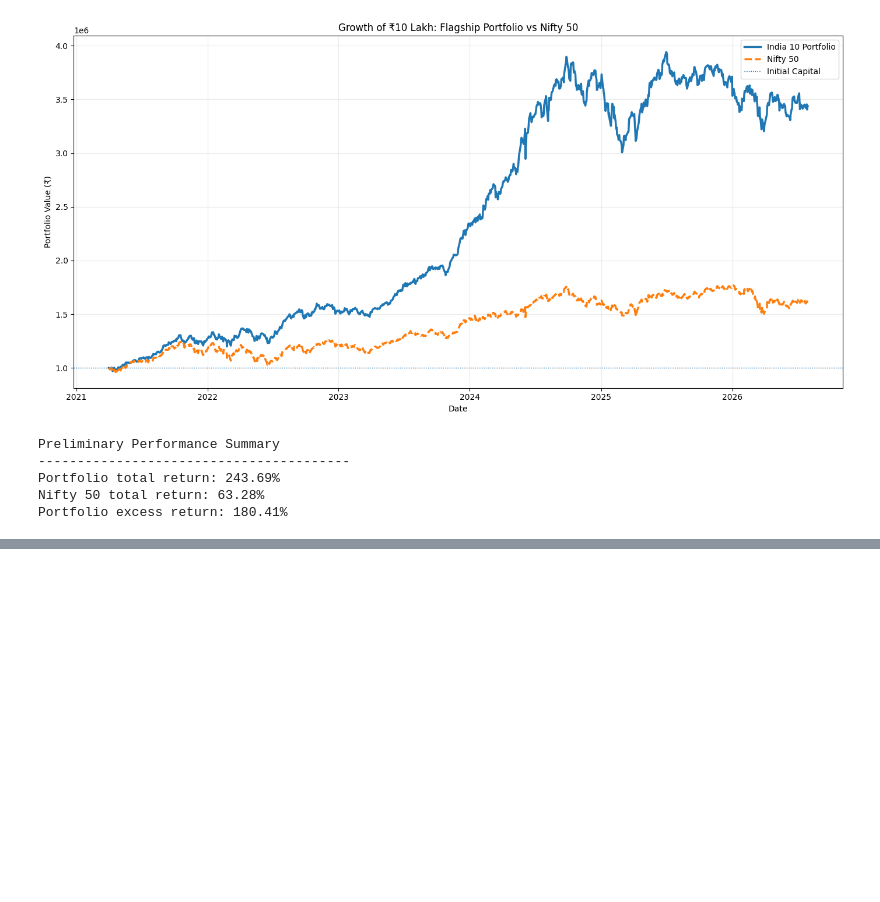
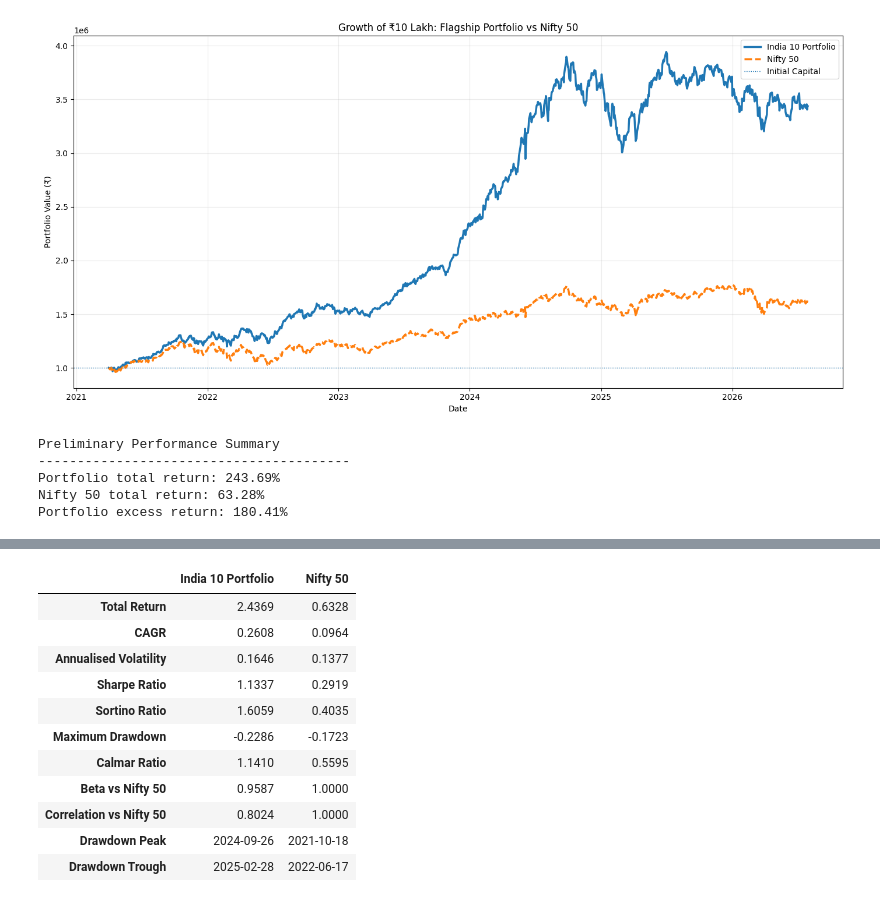
Before and after one commit to Rohil121/bharat-portfolio-lab, a Jupyter notebook: notebooks/01_portfolio_mvp.ipynb, the cells around one changed output, grey strips where cells are left out. Saved outputs shown, nothing was run; the diff lists cells and outputs as text; code cells hidden in the pictures; blank space fills up the shorter version.

```diff
--- a/notebooks/01_portfolio_mvp.ipynb
+++ b/notebooks/01_portfolio_mvp.ipynb
@@ -513,0 +691,38 @@ Portfolio excess return: 180.41%
+# %%
+portfolio_metrics = calculate_performance_metrics(
+    value_series=performance_values["India 10 Portfolio"],
+    return_series=daily_returns["India 10 Portfolio"],
+    benchmark_return_series=daily_returns[BENCHMARK_NAME],
+    annual_risk_free_rate=RISK_FREE_RATE,
+    trading_days=TRADING_DAYS,
+)
+
+benchmark_metrics = calculate_performance_metrics(
+    value_series=performance_values[BENCHMARK_NAME],
+    return_series=daily_returns[BENCHMARK_NAME],
+    benchmark_return_series=daily_returns[BENCHMARK_NAME],
+    annual_risk_free_rate=RISK_FREE_RATE,
+    trading_days=TRADING_DAYS,
+)
+
+metrics_table = pd.DataFrame(
+    {
+        "India 10 Portfolio": portfolio_metrics,
+        BENCHMARK_NAME: benchmark_metrics,
+    }
+)
+
+display(metrics_table)
+# %% [output]
+|  | India 10 Portfolio | Nifty 50 |
+| Total Return | 2.4369 | 0.6328 |
+| CAGR | 0.2608 | 0.0964 |
+| Annualised Volatility | 0.1646 | 0.1377 |
+| Sharpe Ratio | 1.1337 | 0.2919 |
+| Sortino Ratio | 1.6059 | 0.4035 |
+| Maximum Drawdown | -0.2286 | -0.1723 |
+| Calmar Ratio | 1.1410 | 0.5595 |
+| Beta vs Nifty 50 | 0.9587 | 1.0000 |
+| Correlation vs Nifty 50 | 0.8024 | 1.0000 |
+| Drawdown Peak | 2024-09-26 | 2021-10-18 |
+| Drawdown Trough | 2025-02-28 | 2022-06-17 |
```
Also changed, not shown: parts of 5 cells of this notebook.
